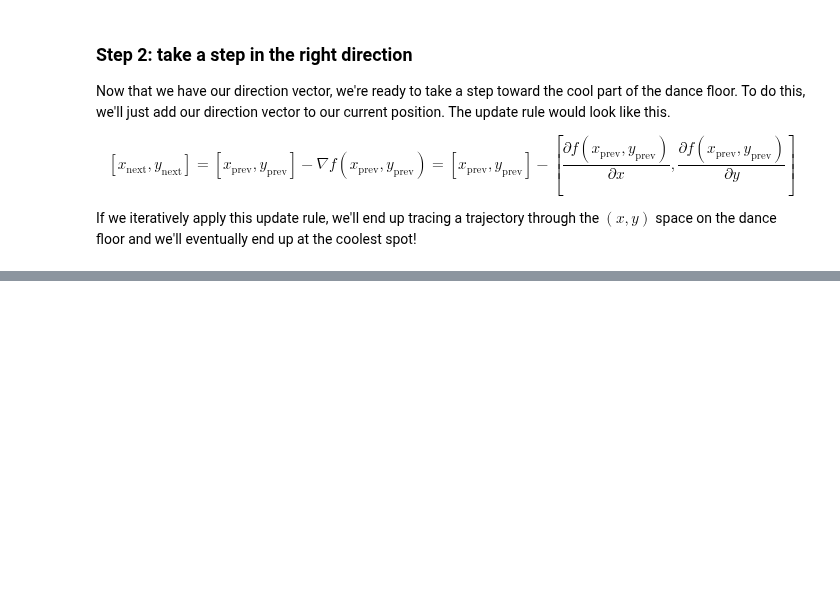
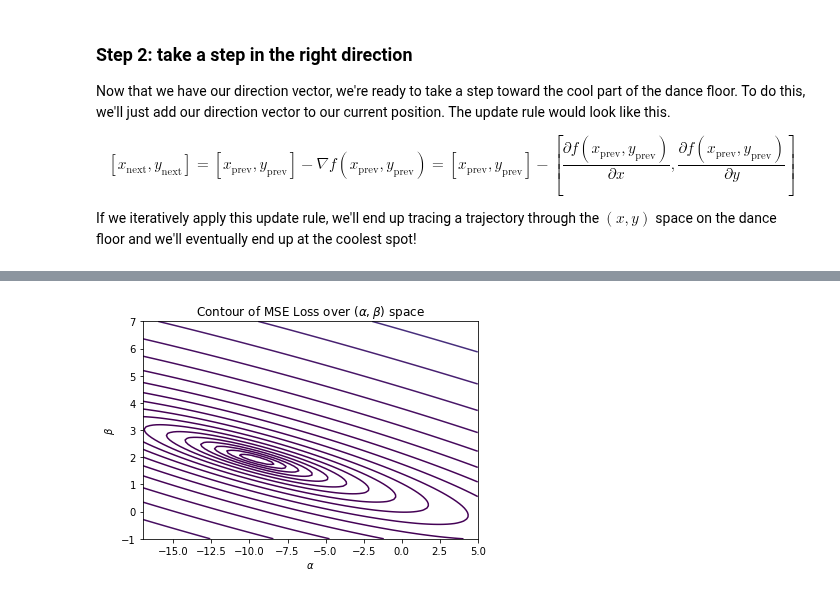
Before and after one commit to mcb00/blog, a Jupyter notebook: _notebooks/2021-01-18-get-down-with-gradient-descent.ipynb, the cells around one changed output, grey strips where cells are left out. Cells and saved outputs as stored; diff of their text form; code cells hidden in the pictures; blank space fills up the shorter version.

```diff
--- a/_notebooks/2021-01-18-get-down-with-gradient-descent.ipynb
+++ b/_notebooks/2021-01-18-get-down-with-gradient-descent.ipynb
@@ -190,0 +211,20 @@ plt.plot(alpha, beta, 'rv', markersize=8);
+# %%
+#hide_input
+alpha_grid = np.linspace(-17, 5, 100)
+beta_grid = np.linspace(-1, 7, 100)
+loss_grid = np.zeros((len(alpha_grid), len(beta_grid)))
+
+for i in range(len(alpha_grid)):
+    for j in range(len(beta_grid)):
+        loss_grid[j,i] = loss(alpha_grid[i], beta_grid[j], x, y)
+
+plt.contour(alpha_grid, beta_grid, loss_grid, levels = np.logspace(-2,4,35))
+# plt.contour(alpha_grid, beta_grid, loss_grid, levels = [1, 5, 10, 20, 30])
+plt.xlabel('$\\alpha$'); plt.ylabel("$\\beta$")
+plt.title('Contour of MSE Loss over $(\\alpha, \\beta)$ space');
+# plt.scatter(alphas, betas, c=range(len(alphas)),  cmap='viridis', alpha=1, marker='.');
+# plt.scatter(alphas, betas, marker='.');
+# plt.plot(alpha, beta, 'rv', markersize=8);
+plt.savefig('plot.png', dpi=300)
+# %% [output]
+[figure, added]
```
Also changed, not shown: parts of 22 cells of this notebook, 5 other files.
